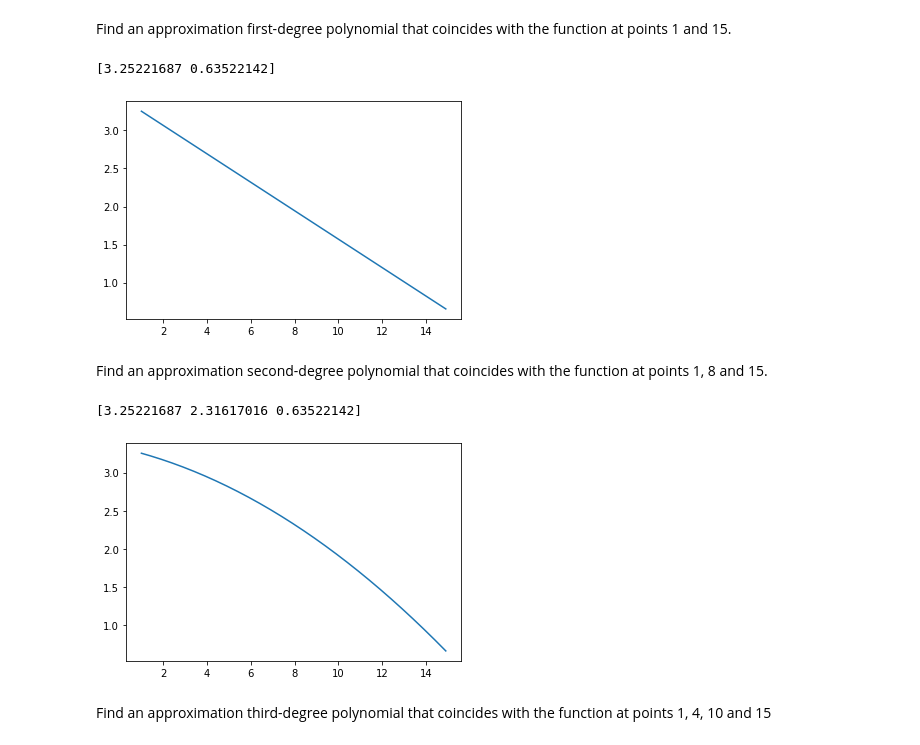
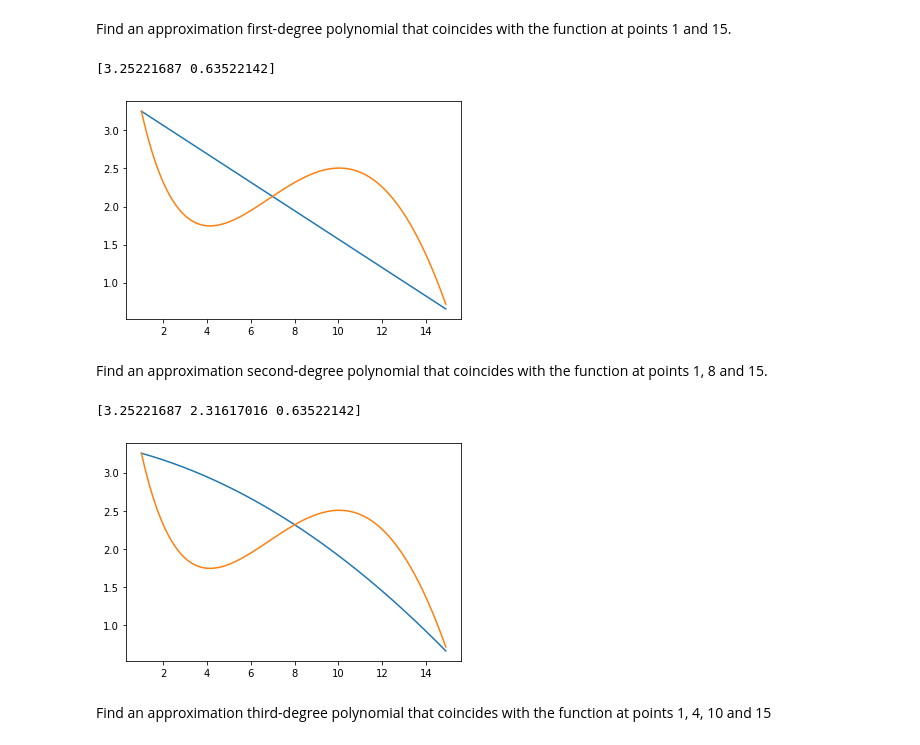
Before and after one commit to TayaPenskaya/ML-DA, a Jupyter notebook: Math&Python/Approximation of function/approximation.ipynb, the cells around one changed output. Cells and saved outputs as stored; diff of their text form; code cells hidden in the pictures.

```diff
--- a/Math&Python/Approximation of function/approximation.ipynb
+++ b/Math&Python/Approximation of function/approximation.ipynb
@@ -70,20 +70,20 @@ def get_coeffs(values):
 Find an approximation first-degree polynomial that coincides with the function at points 1 and 15.
 # %%
 coeffs1 = get_coeffs([1,15])
-plt.plot(x, polynom(x, coeffs1))
+plt.plot(x, polynom(x, coeffs1),  x, f(x))
 plt.show()
 # %% [output]
 [3.25221687 0.63522142]
-[figure, old version]
+[figure, new version]
 # %% [markdown]
 Find an approximation second-degree polynomial that coincides with the function at points 1, 8 and 15.
 # %%
 coeffs2 = get_coeffs([1, 8, 15])
-plt.plot(x, polynom(x, coeffs2))
+plt.plot(x, polynom(x, coeffs2), x, f(x))
 plt.show()
 # %% [output]
 [3.25221687 2.31617016 0.63522142]
-[figure, old version]
+[figure, new version]
 # %% [markdown]
 Find an approximation third-degree polynomial that coincides with the function at points 1, 4, 10 and 15
 # %%
```
Also changed, not shown: 4 other files.
